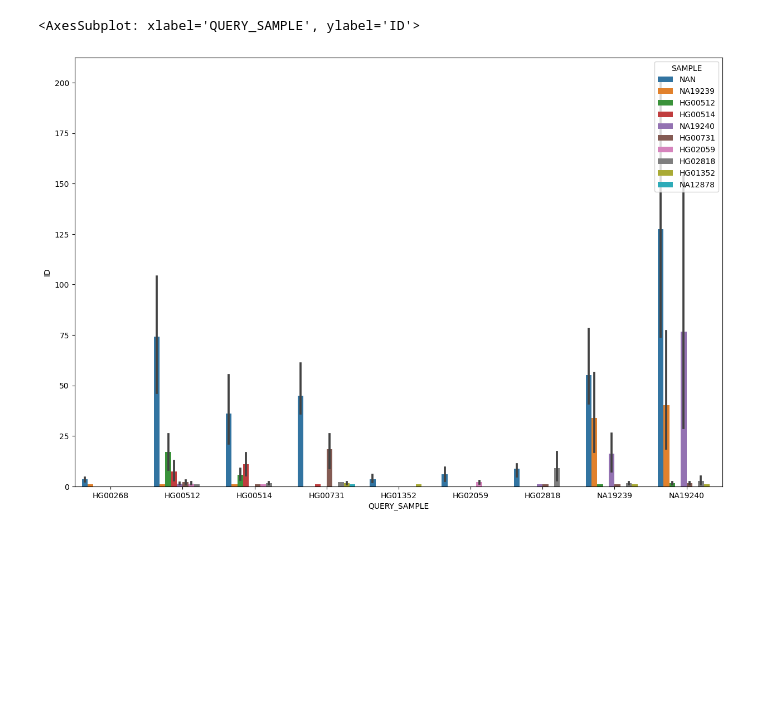
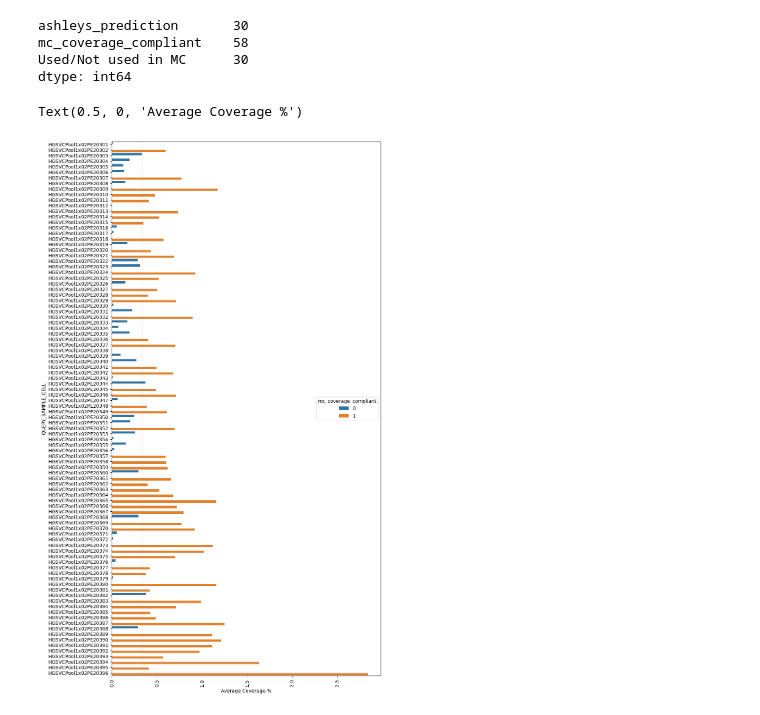
Before and after one commit to weber8thomas/pooled-strandseq-demultiplexing, a Jupyter notebook: notebooks/gather_isec.ipynb, the cells around one changed output. Cells and saved outputs as stored; diff of their text form; code cells hidden in the pictures; blank space fills up the shorter version.

```diff
--- a/notebooks/gather_isec.ipynb
+++ b/notebooks/gather_isec.ipynb
@@ -119,0 +87,4 @@ concat_df
+# %%
+pd.options.display.max_rows = 250
+concat_df = pd.concat(list(l_df))
+concat_df
@@ -119,0 +124,4 @@ concat_df
+# %%
+# coverage_df = pd.read_csv(snakemake.input.coverage, sep="\t")
+coverage_df = pd.read_csv("/scratch/tweber/DATA/1000G_SNV_with_GT/OTF/COVERAGE/HGSVCxPool1/MERGE/merge_coverage.txt", sep="\t")
+coverage_df
@@ -119,0 +146,15 @@ concat_df
+# %%
+# ashleys_predictions = pd.read_csv(snakemake.input.labels, sep="\t").rename({"cell": "QUERY_SAMPLE_CELL", "prediction" : "ashleys_prediction", "probability": "ashleys_probability"}, axis=1).sort_values(by="QUERY_SAMPLE_CELL")
+ashleys_predictions = pd.read_csv("/g/korbel2/weber/MosaiCatcher_files/POOLING/POOL1_RESEQ/HGSVCxPool1/cell_selection/labels.tsv", sep="\t").rename({"cell": "QUERY_SAMPLE_CELL", "prediction" : "ashleys_prediction", "probability": "ashleys_probability"}, axis=1).sort_values(by="QUERY_SAMPLE_CELL")
+ashleys_predictions["QUERY_SAMPLE_CELL"] = ashleys_predictions["QUERY_SAMPLE_CELL"].str.replace(".sort.mdup.bam", "")
+mc_predictions = pd.read_csv("/g/korbel2/weber/MosaiCatcher_files/POOLING/POOL1_RESEQ/HGSVCxPool1/counts/HGSVCxPool1.info_raw", skiprows=13, sep="\t").rename({"cell": "QUERY_SAMPLE_CELL"}, axis=1)[["QUERY_SAMPLE_CELL", "mapped", "good", "pass1"]].rename({"mapped": "reads_mapped", "good" : "reads_used", "pass1": "mc_coverage_compliant"}, axis=1)
+# mc_predictions = pd.read_csv(snakemake.input.info_raw, skiprows=13, sep="\t").rename({"cell": "QUERY_SAMPLE_CELL"}, axis=1)[["QUERY_SAMPLE_CELL", "mapped", "good", "pass1"]].rename({"mapped": "reads_mapped", "good" : "reads_used", "pass1": "mc_coverage_compliant"}, axis=1)
+ashleys_mc_predictions = pd.merge(
+    ashleys_predictions,
+    mc_predictions,
+    on="QUERY_SAMPLE_CELL"
+)
+ashleys_mc_predictions.loc[(ashleys_mc_predictions["ashleys_prediction"] == 1) & (ashleys_mc_predictions["mc_coverage_compliant"] == 1), "Used/Not used in MC"] = 1
+ashleys_mc_predictions["Used/Not used in MC"] = ashleys_mc_predictions["Used/Not used in MC"].fillna(0)
+ashleys_mc_predictions["Used/Not used in MC"] = ashleys_mc_predictions["Used/Not used in MC"].astype(int)
+ashleys_mc_predictions
@@ -120,13 +291,27 @@ concat_df
+# %%
+merge_df[['ashleys_prediction', 'mc_coverage_compliant', 'Used/Not used in MC']].sum()
+# %% [output]
+ashleys_prediction       30
+mc_coverage_compliant    58
+Used/Not used in MC      30
+dtype: int64
 # %%
 import seaborn as sns
 import matplotlib.pyplot as plt
 
 from matplotlib.colors import LogNorm, Normalize
 
 
 plt.style.use('default')
-plt.figure(figsize=(15,10))
-sns.barplot(data=concat_df.loc[concat_df[""]], x="QUERY_SAMPLE", y="ID", hue="SAMPLE")
+plt.figure(figsize=(10,20))
+
+
+merge_df
+
+ax = sns.barplot(data=merge_df.sort_values(by="QUERY_SAMPLE_CELL"),  y="QUERY_SAMPLE_CELL", x="Average_Coverage", hue="mc_coverage_compliant")
+ax.set_xticklabels(ax.get_xticklabels(), rotation=90)
+ax.axvline(0.34, ls="--", color="grey", lw=0.5)
+ax.set_xlabel("Average Coverage %")
 # %% [output]
-<AxesSubplot: xlabel='QUERY_SAMPLE', ylabel='ID'>
+Text(0.5, 0, 'Average Coverage %')
-[figure, old version]
+[figure, new version]
```
Also changed, not shown: parts of 17 cells of this notebook, 6 other files.
